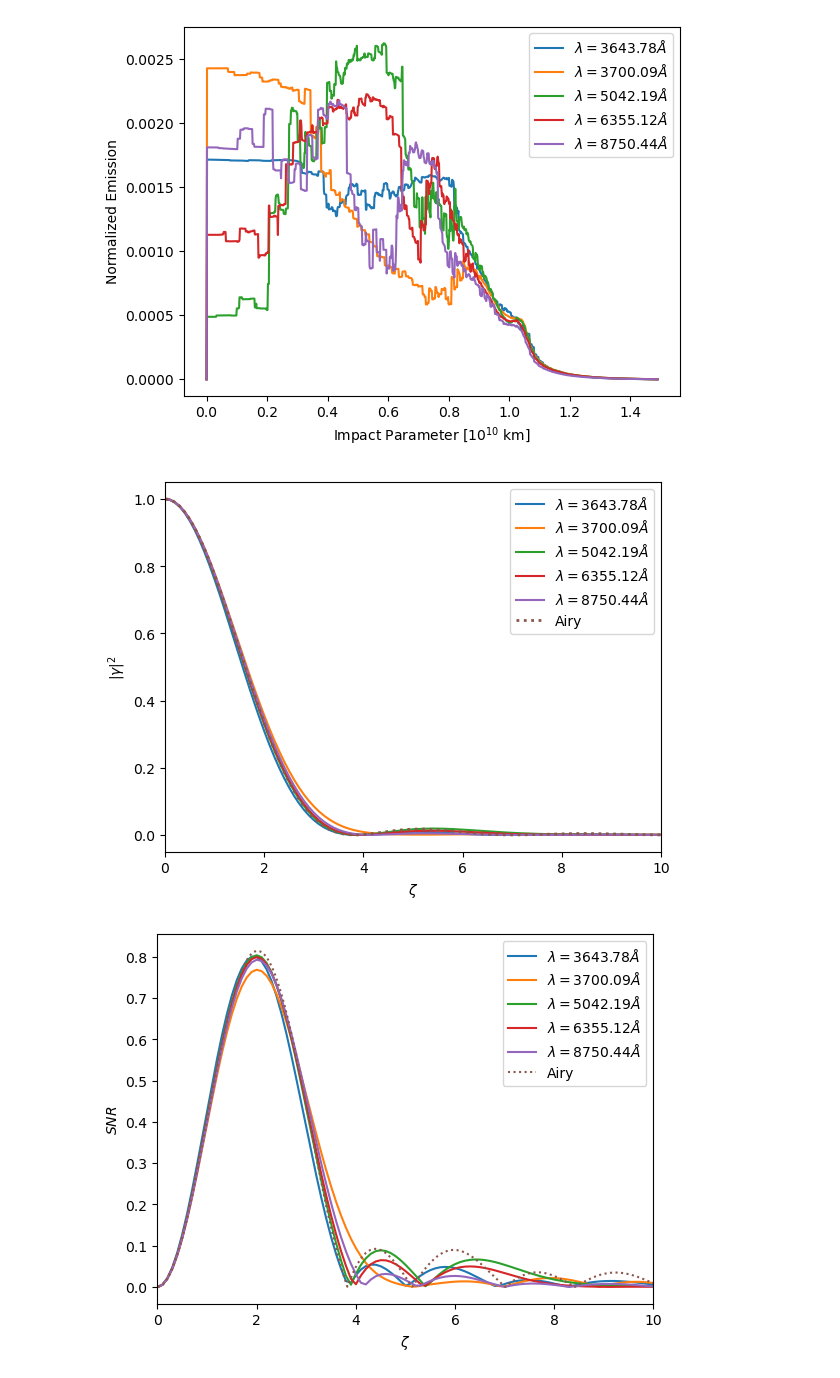
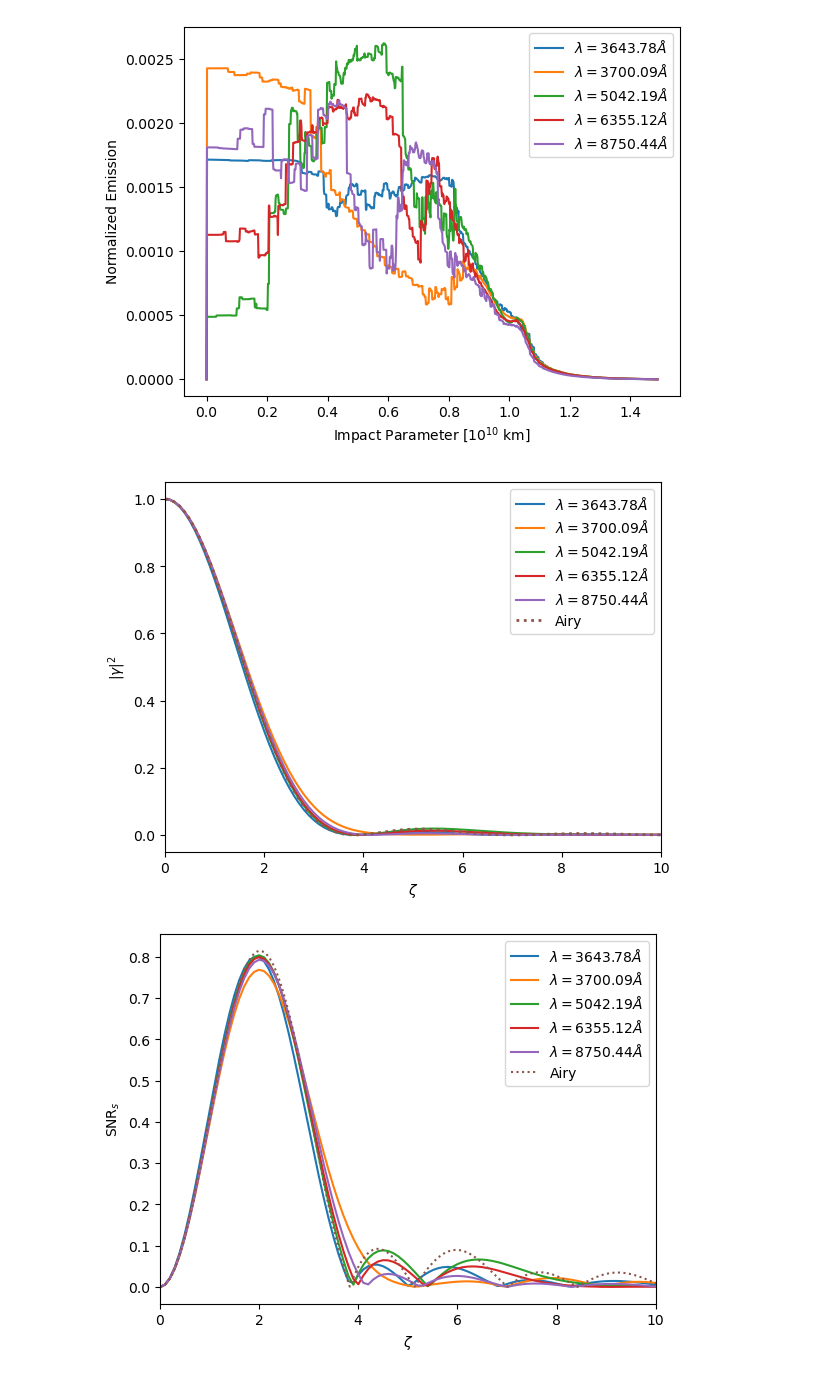
Before and after one commit to AlexGKim/II, a Jupyter notebook: Untitled.ipynb, the cells around one changed output. Drawn from its saved outputs; the diff is of its cells as text; code cells hidden in the pictures.

```diff
--- a/Untitled.ipynb
+++ b/Untitled.ipynb
@@ -140,32 +140,32 @@ def gamma2snr():
         # flux[:ndisk] = 1
         gamma = dft_polar(flux,norder=norder)
         gamma0 = gamma[0]
         gamma=gamma/gamma[0]
         gamma2 = gamma*gamma
         ax.plot(numpy.arange(gamma2.shape[0])*2*numpy.pi/(nd*factor/ndisk),gamma2,label=r"$\lambda={:.2f}\AA$".format(lambdas[index]))
 
         fm = dgamma2ds(flux, norder=norder)/gamma0**2
         fm= numpy.abs(fm)
         ax2.plot(numpy.arange(fm.shape[0])*2*numpy.pi/(nd*factor/ndisk),fm,label=r"$\lambda={:.2f}\AA$".format(lambdas[index]))
 
     zeta = numpy.arange(0,nd,0.01)
     airy = (2*jv(1,zeta)/zeta)**2
     ax.plot(zeta,airy,label='Airy',ls='dotted',lw=2)
     ax.set_ylabel(r"$|\gamma|^2$")
     ax.set_xlabel(r"$\zeta$")
     ax.set_xlim((0,10))
     ax.legend()
     fig.savefig('gamma2.pdf')
     dairy = (2*(2*jv(1,zeta)/zeta)*(jv(0,zeta)-jv(2,zeta)-2*jv(1,zeta)/zeta))
     ax2.plot(zeta,numpy.abs(dairy),label='Airy',ls='dotted')
-    ax2.set_ylabel(r"$SNR$")
+    ax2.set_ylabel(r"$\text{SNR}_s$")
     ax2.set_xlabel(r"$\zeta$")
     ax2.set_xlim((0,10))
     # ax2.set_ylim((0,1))
     ax2.legend()
     fig2.savefig('snr.pdf')
 
 gamma2snr()
 # %% [output]
 [figure]
-[figure, old version]
+[figure, new version]
```
